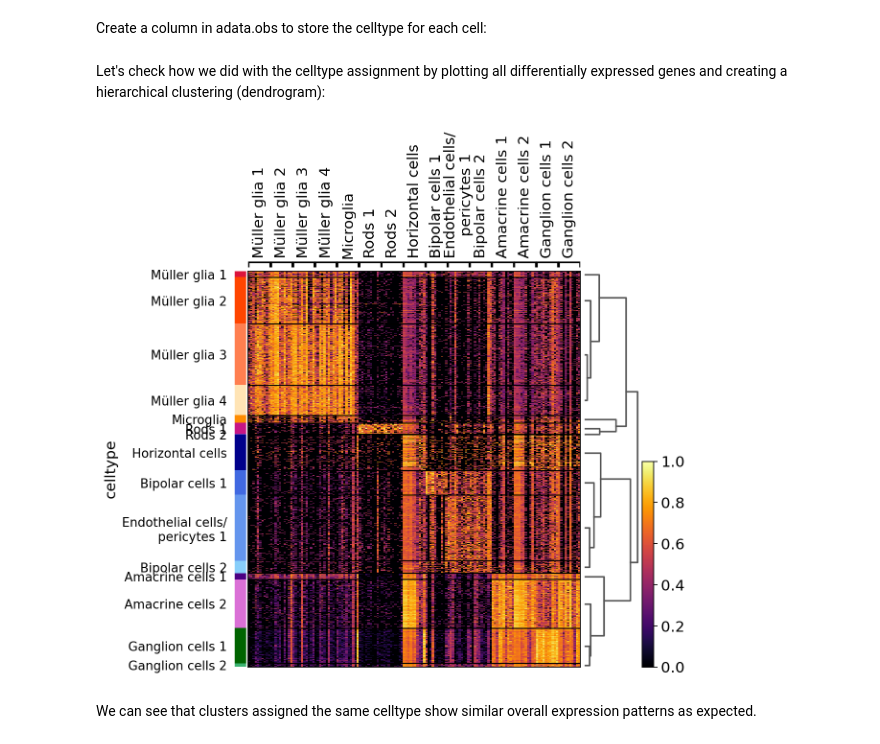
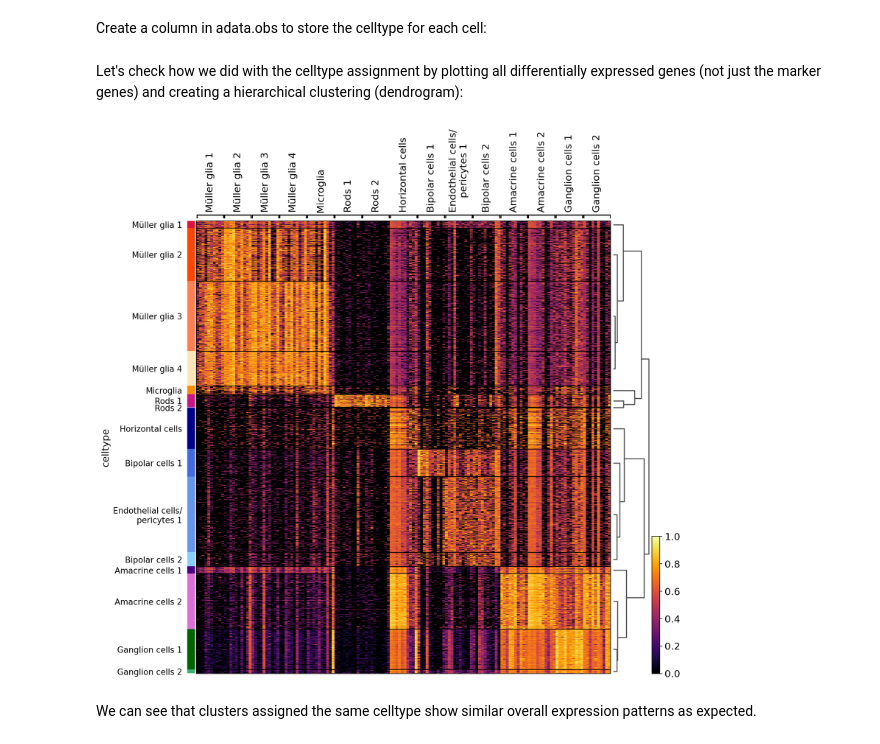
Before and after one commit to pachterlab/gget, a Jupyter notebook: examples/scRNAseq_workflow/2_downstream_analysis.ipynb, the cells around one changed output. Saved outputs shown, nothing was run; the diff lists cells and outputs as text; code cells hidden in the pictures.

```diff
--- a/examples/scRNAseq_workflow/2_downstream_analysis.ipynb
+++ b/examples/scRNAseq_workflow/2_downstream_analysis.ipynb
@@ -188,11 +182,11 @@ Create a column in adata.obs to store the celltype for each cell:
 adata.obs["celltype"] = adata.obs.leiden.copy()
 adata.rename_categories("celltype", df_leiden["celltype"].values)
 # %% [markdown]
-Let's check how we did with the celltype assignment by plotting all differentially expressed genes and creating a hierarchical clustering (dendrogram):
+Let's check how we did with the celltype assignment by plotting all differentially expressed genes (not just the marker genes) and creating a hierarchical clustering (dendrogram):
 # %%
-funcs.celltype_heatmap(adata, df_leiden["celltype_colors"])
+funcs.celltype_heatmap(adata, df_leiden["celltype_colors"], figsize=(12, 12))
 # %% [output]
-[figure, old version]
+[figure, new version]
 # %% [markdown]
 We can see that clusters assigned the same celltype show similar overall expression patterns as expected.
 # %% [markdown]
```
Also changed, not shown: parts of 27 cells of this notebook.
